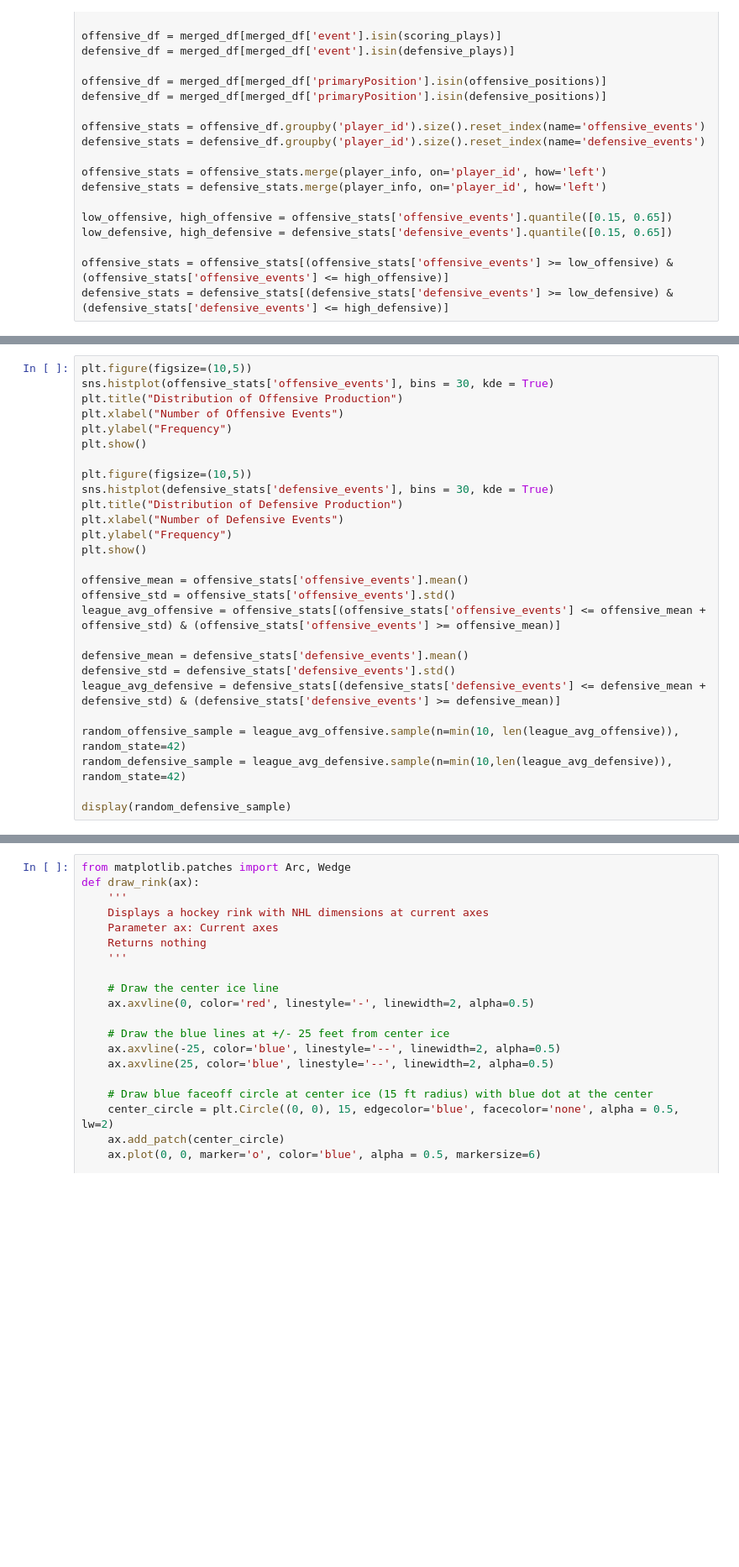
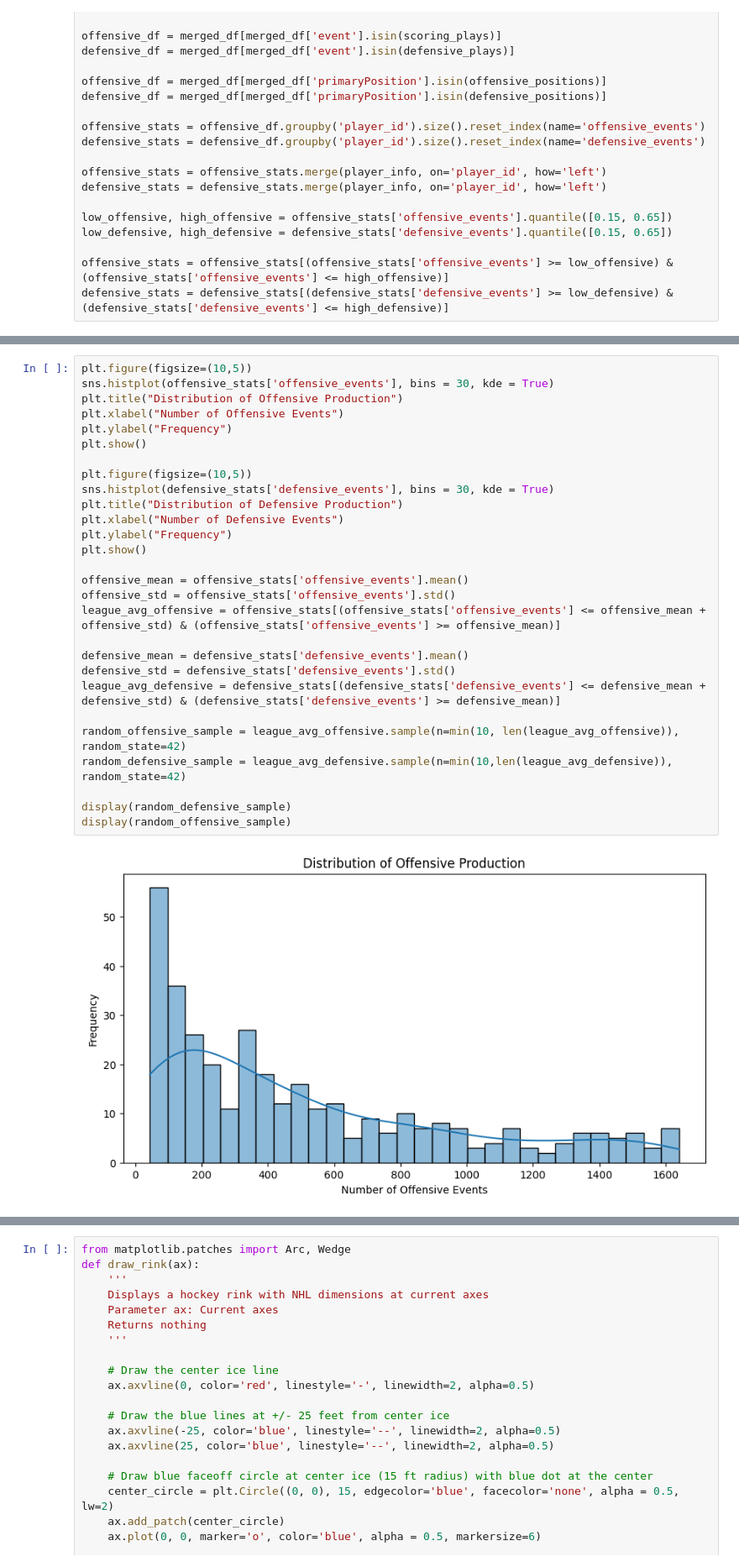
Before and after one commit to mattzirp/pucks_to_the_net, a Jupyter notebook: league_average.ipynb, the cells around one changed output, grey strips where cells are left out. Shown at 84% size. Cells and saved outputs as stored; diff of their text form; blank space fills up the shorter version.

Commit message:
More Visualizations Added

```diff
--- a/league_average.ipynb
+++ b/league_average.ipynb
@@ -43,27 +49,30 @@ defensive_stats = defensive_stats[(defensive_stats['defensive_events'] >= low_de
 # %%
 plt.figure(figsize=(10,5))
 sns.histplot(offensive_stats['offensive_events'], bins = 30, kde = True)
 plt.title("Distribution of Offensive Production")
 plt.xlabel("Number of Offensive Events")
 plt.ylabel("Frequency")
 plt.show()
 
 plt.figure(figsize=(10,5))
 sns.histplot(defensive_stats['defensive_events'], bins = 30, kde = True)
 plt.title("Distribution of Defensive Production")
 plt.xlabel("Number of Defensive Events")
 plt.ylabel("Frequency")
 plt.show()
 
 offensive_mean = offensive_stats['offensive_events'].mean()
 offensive_std = offensive_stats['offensive_events'].std()
 league_avg_offensive = offensive_stats[(offensive_stats['offensive_events'] <= offensive_mean + offensive_std) & (offensive_stats['offensive_events'] >= offensive_mean)]
 
 defensive_mean = defensive_stats['defensive_events'].mean()
 defensive_std = defensive_stats['defensive_events'].std()
 league_avg_defensive = defensive_stats[(defensive_stats['defensive_events'] <= defensive_mean + defensive_std) & (defensive_stats['defensive_events'] >= defensive_mean)]
 
 random_offensive_sample = league_avg_offensive.sample(n=min(10, len(league_avg_offensive)), random_state=42)
 random_defensive_sample = league_avg_defensive.sample(n=min(10,len(league_avg_defensive)), random_state=42)
 
 display(random_defensive_sample)
+display(random_offensive_sample)
+# %% [output]
+[figure, added]
```
Also changed, not shown: parts of 14 cells of this notebook, 2 other files.
